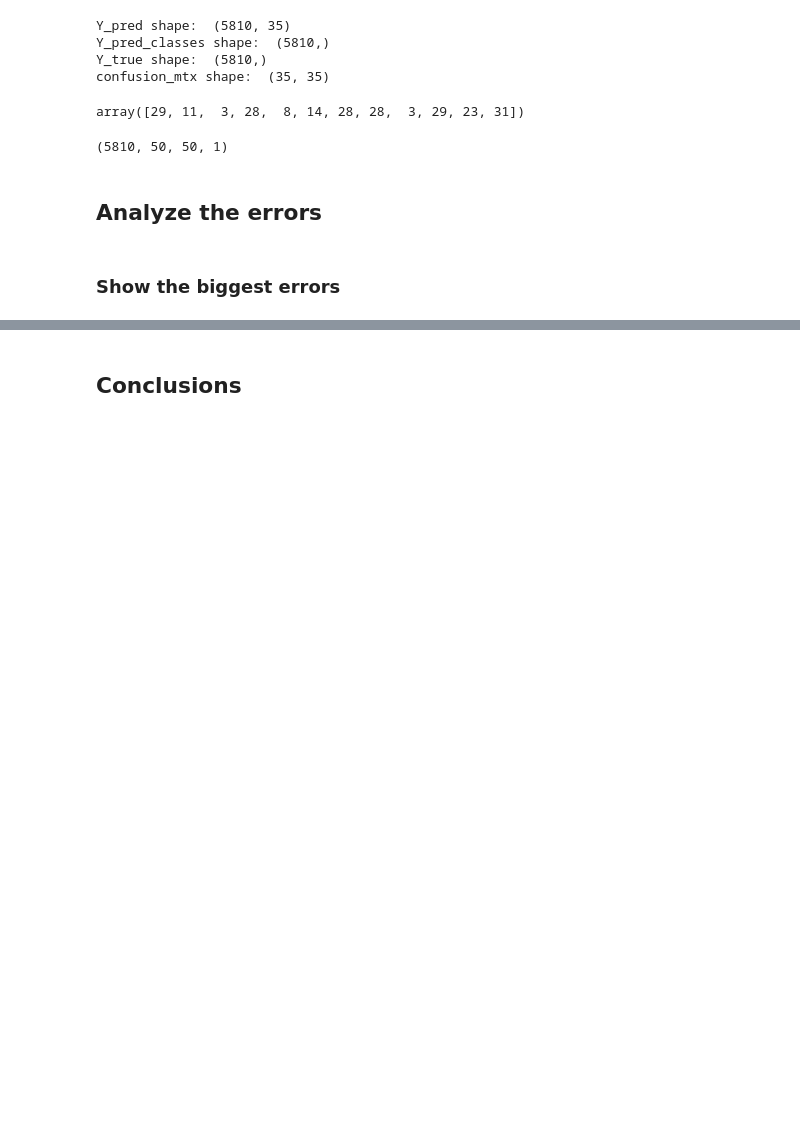
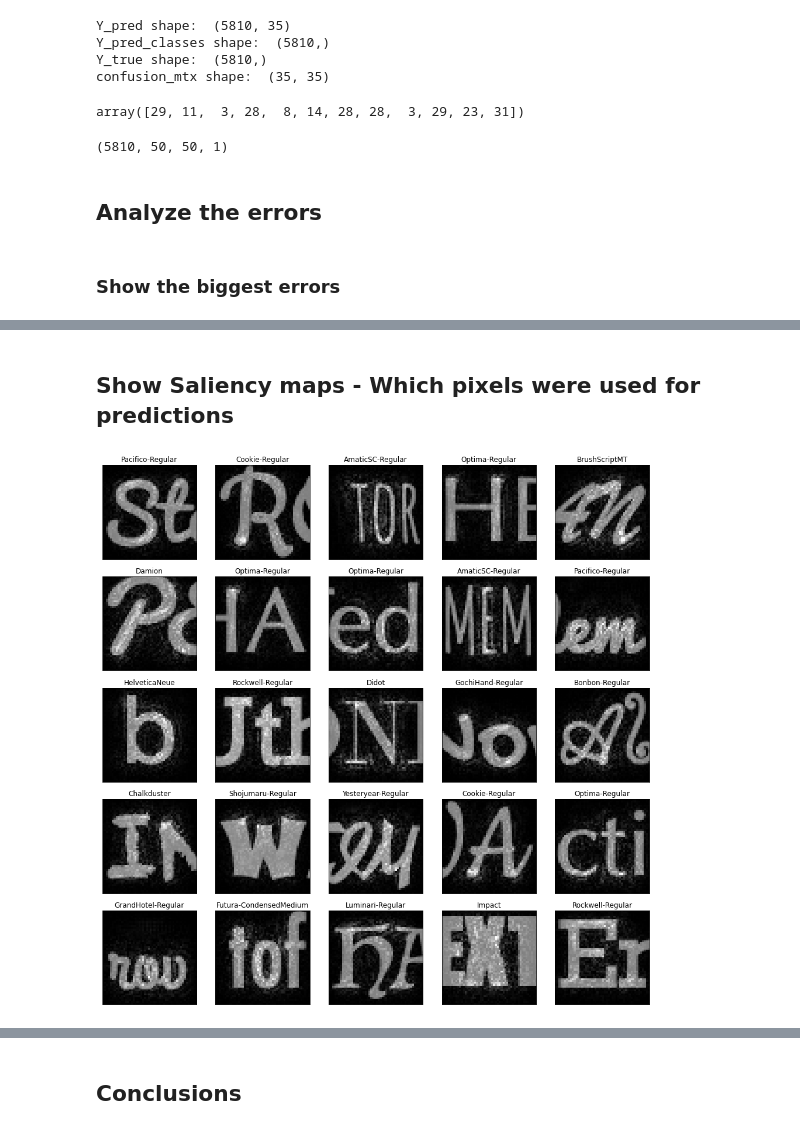
Before and after one commit to frobertpixto/font-from-image, a Jupyter notebook: Training/FontFromImage1.ipynb, the cells around one changed output, grey strips where cells are left out. Drawn from its saved outputs; the diff is of its cells as text; code cells hidden in the pictures; blank space fills up the shorter version.

Commit message:
Added Saliency maps

```diff
--- a/Training/FontFromImage1.ipynb
+++ b/Training/FontFromImage1.ipynb
@@ -507,0 +555,2 @@ display_errors(most_important_errors, X_val_errors, Y_pred_classes_errors, Y_tru
+# %% [markdown]
+## Show Saliency maps - Which pixels were used for predictions
@@ -508,3 +615,23 @@ display_errors(most_important_errors, X_val_errors, Y_pred_classes_errors, Y_tru
+# %%
+def display_images_with_saliency_map(X, Y):
+    """ This function shows Saliency maps for 25 images with their real labels"""
+
+    fig = plt.figure(figsize=(13, 13))
+    fig.subplots_adjust(hspace=0.1, wspace=0.2, left=0, right=1, bottom=0, top=1)
+    nb_pictures = 25
+
+    for i in range(nb_pictures):
+        image_with_saliency = saliency_map(X[i], model, Y[i], image_size, nb_fonts)
+
+        ax = fig.add_subplot(nb_pictures//5 , 5, i+1, xticks=[], yticks=[])
+        plot_sample(image_with_saliency.reshape((image_size, image_size)), ax)
+        ax.set_title("{}".format(output_labels[Y[i]]))
+    plt.show()
+# %%
+# Do a visualization of which pixels the model is focusing on when making its predictions
+display_images_with_saliency_map(X_val[:25], val_y[:25])
+# %% [output]
+[figure, added]
 # %%
 # Debugging information
 print("Validation shape: ", errors.shape)
```
Also changed, not shown: parts of 30 cells of this notebook.
